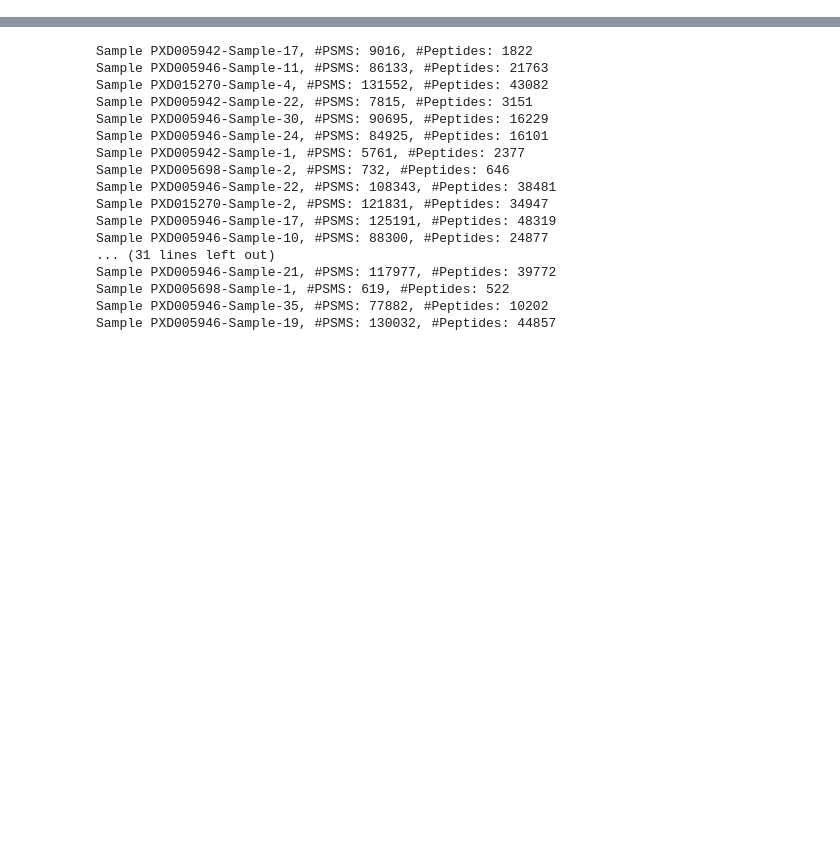
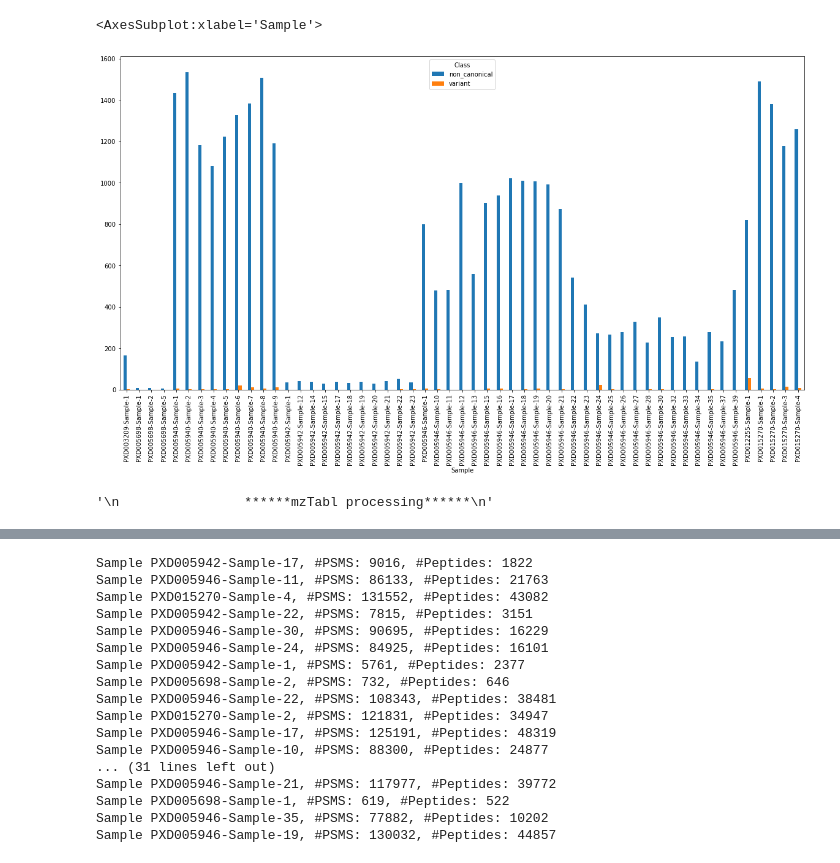
Before and after one commit to ypriverol/pgdb-manuscript, a Jupyter notebook: Peptide_analysis.ipynb, the cells around one changed output, grey strips where cells are left out. Drawn from its saved outputs; the diff is of its cells as text; code cells hidden in the pictures; blank space fills up the shorter version.

```diff
--- a/Peptide_analysis.ipynb
+++ b/Peptide_analysis.ipynb
@@ -75,0 +120,11 @@ Sample PXD015270-Sample-4, #Peptides: 17038
+# %%
+conditions = [(triqler_targets['proteins'].str.contains("ENSP") & ~triqler_targets['proteins'].str.contains(conatm_ids)),
+        (~(triqler_targets['proteins'].str.contains("ENSP")|triqler_targets['proteins'].str.contains(conatm_ids))
+         & triqler_targets['proteins'].str.contains(r"altorf_|pseudo_|ncRNA_")),
+        (~(triqler_targets['proteins'].str.contains(r"ENSP|altorf_|pseudo_|ncRNA_") | triqler_targets['proteins'].str.contains(conatm_ids))
+         & triqler_targets['proteins'].str.contains(r"COSMIC|cbio")),
+        (triqler_targets['proteins'].str.contains(conatm_ids))
+             ]
+classes = ['canonical', 'non_canonical', 'variant','contaminant']
+triqler_targets['Class'] = np.select(conditions, classes)
+triqler_targets['Class'].value_counts()
@@ -76,3 +150,30 @@ Sample PXD015270-Sample-4, #Peptides: 17038
+# %%
+triqler_noncan_targets = triqler_targets[triqler_targets['Class'].str.contains(r"variant|non_canonical")==True]
+triqler_noncan_seqs = list(set([rep(x) for x in triqler_noncan_targets['peptide'].tolist()]))
+# %%
+#get non-canonical peptides that are found in canonical proteins
+triqler_found_peps = []
+auto = ahocorasick.Automaton()
+for noncan_seq in triqler_noncan_seqs:
+    auto.add_word(noncan_seq, noncan_seq)
+auto.make_automaton()
+for canseq in allcan_seqs:
+    for end_ind, found in auto.iter(canseq):
+        triqler_found_peps.append(found)
+# %%
+triqler_noncan_targets = triqler_noncan_targets[triqler_noncan_targets['peptide'].apply(rep).isin(triqler_found_peps)==False]
+# %%
+plt.rcParams["figure.figsize"] = [20, 10]
+triqler_noncan_targets.groupby('Class').Sample.value_counts().unstack(0).plot.bar()
+# %% [output]
+<AxesSubplot:xlabel='Sample'>
+[figure, added]
+# %%
+'''
+                ******mzTabl processing******
+'''
+# %% [output]
+'\n                ******mzTabl processing******\n'
 # %%
 #Download mzTab files to a local directory to minimize running time in later runs
 
```
Also changed, not shown: parts of 33 cells of this notebook.
